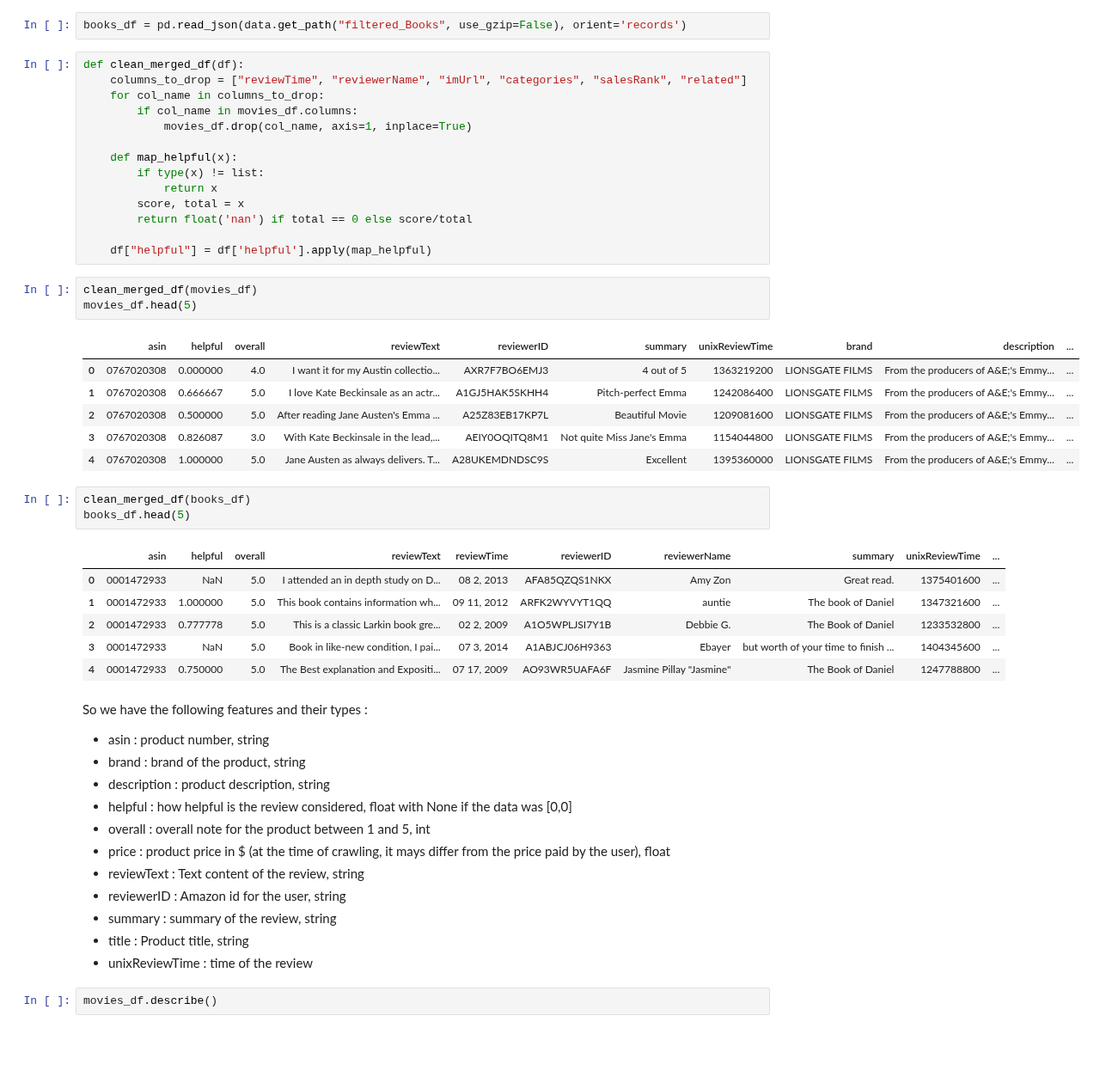
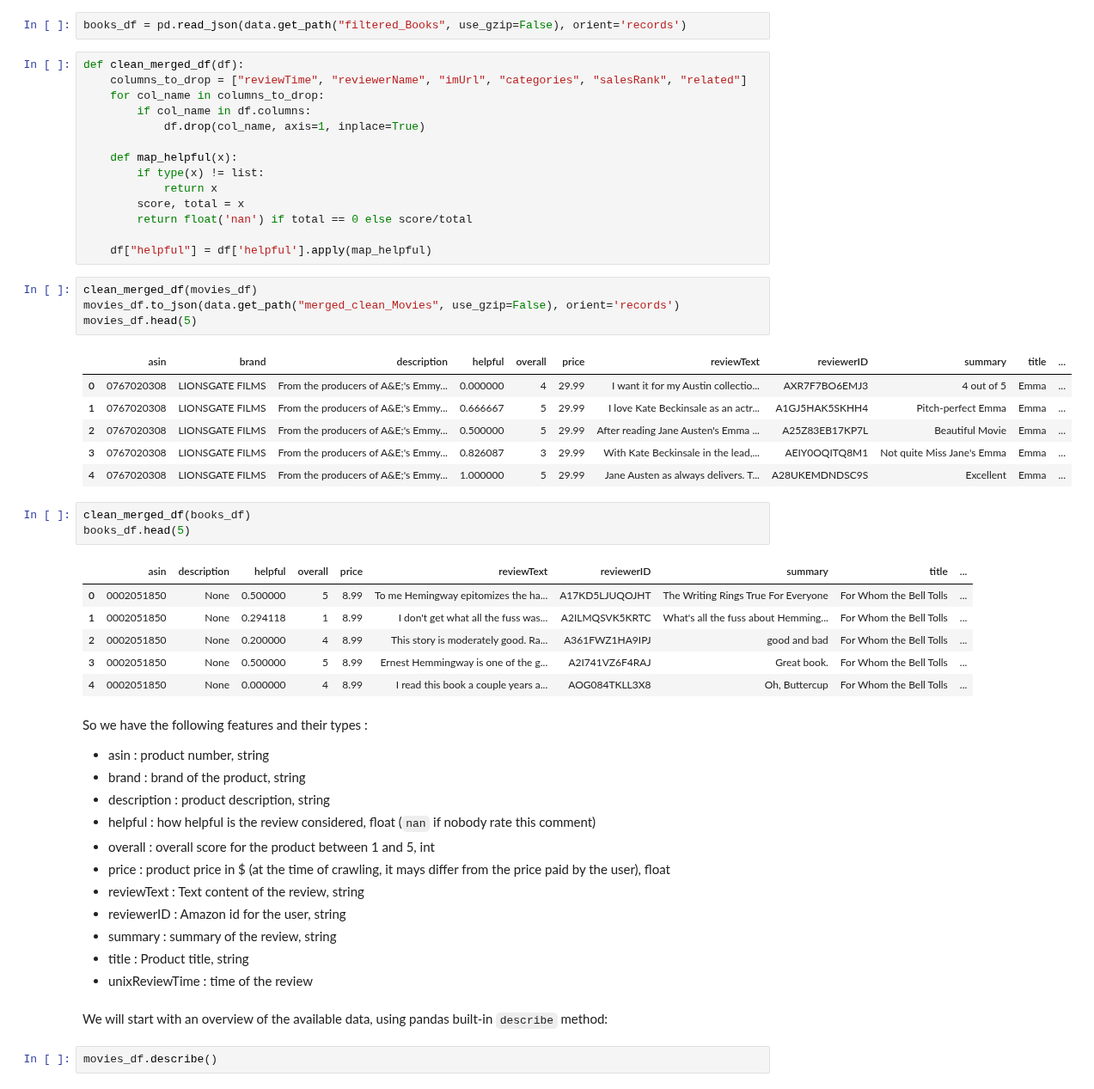
Before and after one commit to ImLemni/ada-epfl, a Jupyter notebook: project/Milestone2.ipynb, the cells around one changed output. Shown at 86% size. Drawn from its saved outputs; the diff is of its cells as text; blank space fills up the shorter version.

Commit message:
[project] Comment analysis of merged data

```diff
--- a/project/Milestone2.ipynb
+++ b/project/Milestone2.ipynb
@@ -429,8 +444,8 @@ books_df = pd.read_json(data.get_path("filtered_Books", use_gzip=False), orient=
 def clean_merged_df(df):
     columns_to_drop = ["reviewTime", "reviewerName", "imUrl", "categories", "salesRank", "related"]
     for col_name in columns_to_drop:
-        if col_name in movies_df.columns:
-            movies_df.drop(col_name, axis=1, inplace=True)
+        if col_name in df.columns:
+            df.drop(col_name, axis=1, inplace=True)
 
     def map_helpful(x):
         if type(x) != list:
@@ -441,37 +456,40 @@ def clean_merged_df(df):
     df["helpful"] = df['helpful'].apply(map_helpful)
 # %%
 clean_merged_df(movies_df)
+movies_df.to_json(data.get_path("merged_clean_Movies", use_gzip=False), orient='records')
 movies_df.head(5)
 # %% [output]
-|  | asin | helpful | overall | reviewText | reviewerID | summary | unixReviewTime | brand | description | ... |
-| 0 | 0767020308 | 0.000000 | 4.0 | I want it for my Austin collectio... | AXR7F7BO6EMJ3 | 4 out of 5 | 1363219200 | LIONSGATE FILMS | From the producers of A&E;'s Emmy... | ... |
-| 1 | 0767020308 | 0.666667 | 5.0 | I love Kate Beckinsale as an actr... | A1GJ5HAK5SKHH4 | Pitch-perfect Emma | 1242086400 | LIONSGATE FILMS | From the producers of A&E;'s Emmy... | ... |
-| 2 | 0767020308 | 0.500000 | 5.0 | After reading Jane Austen's Emma ... | A25Z83EB17KP7L | Beautiful Movie | 1209081600 | LIONSGATE FILMS | From the producers of A&E;'s Emmy... | ... |
-| 3 | 0767020308 | 0.826087 | 3.0 | With Kate Beckinsale in the lead,... | AEIY0OQITQ8M1 | Not quite Miss Jane's Emma | 1154044800 | LIONSGATE FILMS | From the producers of A&E;'s Emmy... | ... |
-| 4 | 0767020308 | 1.000000 | 5.0 | Jane Austen as always delivers. T... | A28UKEMDNDSC9S | Excellent | 1395360000 | LIONSGATE FILMS | From the producers of A&E;'s Emmy... | ... |
+|  | asin | brand | description | helpful | overall | price | reviewText | reviewerID | summary | title | ... |
+| 0 | 0767020308 | LIONSGATE FILMS | From the producers of A&E;'s Emmy... | 0.000000 | 4 | 29.99 | I want it for my Austin collectio... | AXR7F7BO6EMJ3 | 4 out of 5 | Emma | ... |
+| 1 | 0767020308 | LIONSGATE FILMS | From the producers of A&E;'s Emmy... | 0.666667 | 5 | 29.99 | I love Kate Beckinsale as an actr... | A1GJ5HAK5SKHH4 | Pitch-perfect Emma | Emma | ... |
+| 2 | 0767020308 | LIONSGATE FILMS | From the producers of A&E;'s Emmy... | 0.500000 | 5 | 29.99 | After reading Jane Austen's Emma ... | A25Z83EB17KP7L | Beautiful Movie | Emma | ... |
+| 3 | 0767020308 | LIONSGATE FILMS | From the producers of A&E;'s Emmy... | 0.826087 | 3 | 29.99 | With Kate Beckinsale in the lead,... | AEIY0OQITQ8M1 | Not quite Miss Jane's Emma | Emma | ... |
+| 4 | 0767020308 | LIONSGATE FILMS | From the producers of A&E;'s Emmy... | 1.000000 | 5 | 29.99 | Jane Austen as always delivers. T... | A28UKEMDNDSC9S | Excellent | Emma | ... |
 # %%
 clean_merged_df(books_df)
 books_df.head(5)
 # %% [output]
-|  | asin | helpful | overall | reviewText | reviewTime | reviewerID | reviewerName | summary | unixReviewTime | ... |
-| 0 | 0001472933 | NaN | 5.0 | I attended an in depth study on D... | 08 2, 2013 | AFA85QZQS1NKX | Amy Zon | Great read. | 1375401600 | ... |
-| 1 | 0001472933 | 1.000000 | 5.0 | This book contains information wh... | 09 11, 2012 | ARFK2WYVYT1QQ | auntie | The book of Daniel | 1347321600 | ... |
-| 2 | 0001472933 | 0.777778 | 5.0 | This is a classic Larkin book gre... | 02 2, 2009 | A1O5WPLJSI7Y1B | Debbie G. | The Book of Daniel | 1233532800 | ... |
-| 3 | 0001472933 | NaN | 5.0 | Book in like-new condition, I pai... | 07 3, 2014 | A1ABJCJ06H9363 | Ebayer | but worth of your time to finish ... | 1404345600 | ... |
-| 4 | 0001472933 | 0.750000 | 5.0 | The Best explanation and Expositi... | 07 17, 2009 | AO93WR5UAFA6F | Jasmine Pillay "Jasmine" | The Book of Daniel | 1247788800 | ... |
+|  | asin | description | helpful | overall | price | reviewText | reviewerID | summary | title | ... |
+| 0 | 0002051850 | None | 0.500000 | 5 | 8.99 | To me Hemingway epitomizes the ha... | A17KD5LJUQOJHT | The Writing Rings True For Everyone | For Whom the Bell Tolls | ... |
+| 1 | 0002051850 | None | 0.294118 | 1 | 8.99 | I don't get what all the fuss was... | A2ILMQSVK5KRTC | What's all the fuss about Hemming... | For Whom the Bell Tolls | ... |
+| 2 | 0002051850 | None | 0.200000 | 4 | 8.99 | This story is moderately good. Ra... | A361FWZ1HA9IPJ | good and bad | For Whom the Bell Tolls | ... |
+| 3 | 0002051850 | None | 0.500000 | 5 | 8.99 | Ernest Hemmingway is one of the g... | A2I741VZ6F4RAJ | Great book. | For Whom the Bell Tolls | ... |
+| 4 | 0002051850 | None | 0.000000 | 4 | 8.99 | I read this book a couple years a... | AOG084TKLL3X8 | Oh, Buttercup | For Whom the Bell Tolls | ... |
 # %% [markdown]
 So we have the following features and their types :
-* asin : product number, string
-* brand : brand of the product, string
-* description : product description, string
-* helpful : how helpful is the review considered, float with None if the data was [0,0]
-* overall : overall note for the product between 1 and 5, int
-* price : product price  in $ (at the time of crawling, it mays differ from the price paid by the user), float
-* reviewText : Text content of the review, string
-* reviewerID : Amazon id for the user, string
-* summary : summary of the review, string
-* title : Product title, string
-* unixReviewTime : time of the review
+- asin : product number, string
+- brand : brand of the product, string
+- description : product description, string
+- helpful : how helpful is the review considered, float (`nan` if nobody rate this comment)
+- overall : overall score for the product between 1 and 5, int
+- price : product price  in $ (at the time of crawling, it mays differ from the price paid by the user), float
+- reviewText : Text content of the review, string
+- reviewerID : Amazon id for the user, string
+- summary : summary of the review, string
+- title : Product title, string
+- unixReviewTime : time of the review
+# %% [markdown]
+We will start with an overview of the available data, using pandas built-in `describe` method:
 # %%
 movies_df.describe()
 # %% [output]
```
Also changed, not shown: parts of 36 cells of this notebook, 3 other files.
